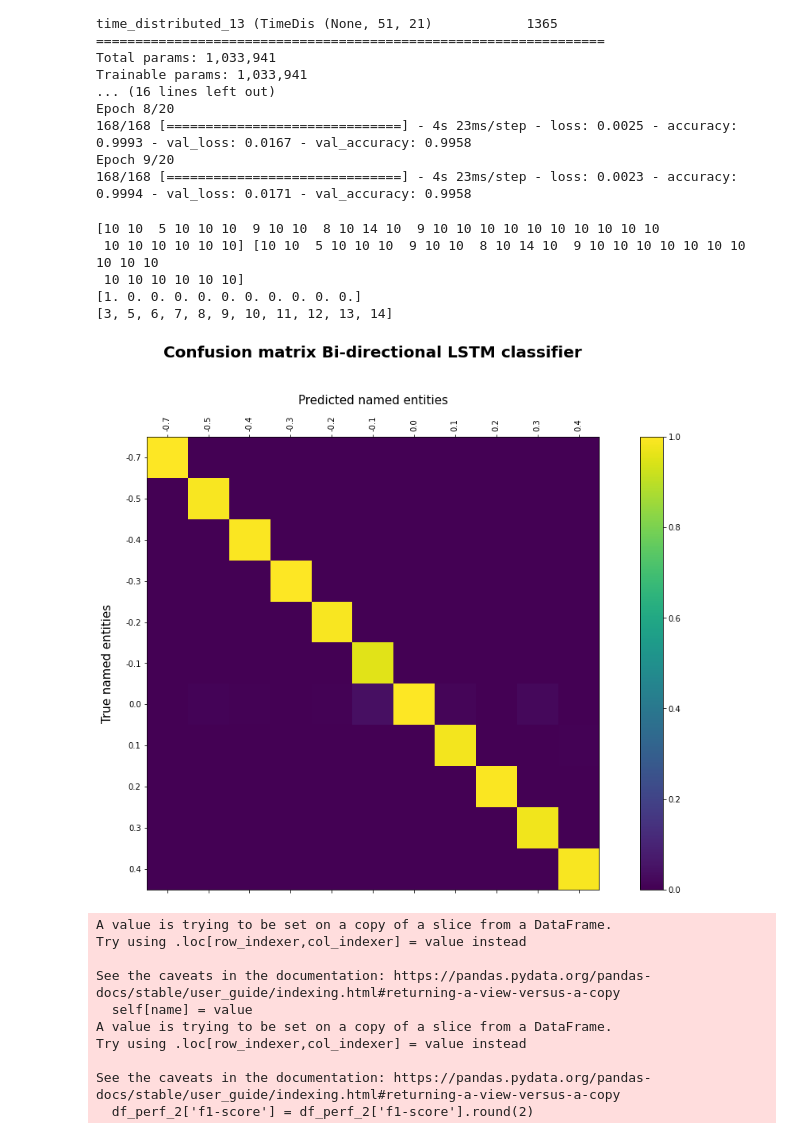
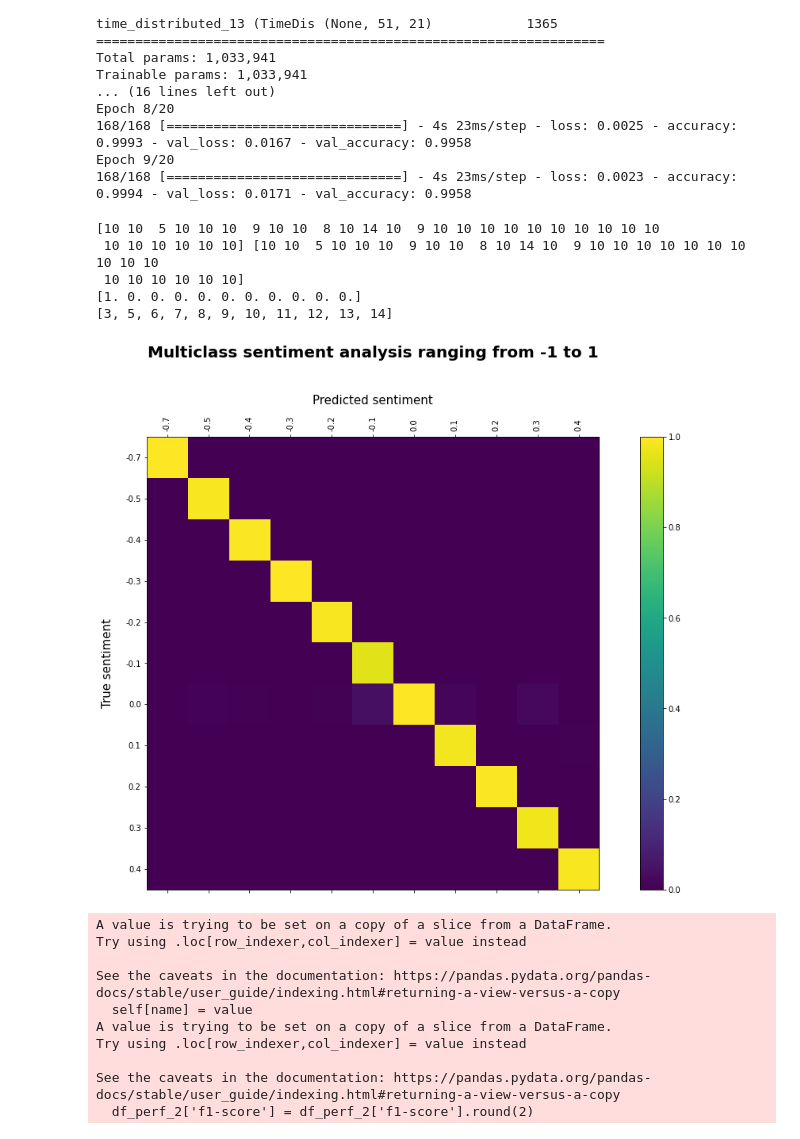
Before and after one commit to Lenschow-Fogh/Ezra, a Jupyter notebook: sentiment/models/keras_words_ralle.ipynb, the cells around one changed output. Saved outputs shown, nothing was run; the diff lists cells and outputs as text; code cells hidden in the pictures.

Commit message:
fixed conf matrix labels for multiclass SA

```diff
--- a/sentiment/models/keras_words_ralle.ipynb
+++ b/sentiment/models/keras_words_ralle.ipynb
@@ -232,37 +232,37 @@ print(cm[0])
 fig = plt.figure( figsize=[18.5,10.5])
 ax = fig.add_subplot(111)
 cax = ax.matshow(cm)
-ax.set_xlabel('Predicted named entities', fontsize = 15, labelpad=15.0)
+ax.set_xlabel('Predicted sentiment', fontsize = 15, labelpad=15.0)
 ax.xaxis.set_label_position('top')
-ax.set_ylabel('True named entities', fontsize = 15, labelpad=15.0)
-ax.set_title('Confusion matrix Bi-directional LSTM classifier',fontweight="bold", size=20, pad=100.0)
+ax.set_ylabel('True sentiment', fontsize = 15, labelpad=15.0)
+ax.set_title('Multiclass sentiment analysis ranging from -1 to 1',fontweight="bold", size=20, pad=100.0)
 
 conf_x = []
 
 temp = set(chain(*df['Polarity_rounded']))
 
 for i in temp:
     conf_x.append(i)
 
 print(sorted(conf_x))
 
 cm_axis_vals = []
 
 for x in np.unique(np.array(cm_pred)):
     cm_axis_vals.append(rep_to_pol[x])
 
 
 fig.colorbar(cax)
 plt.xticks(range(len(cm[0])),cm_axis_vals, rotation=90)
 plt.yticks(range(len(cm[0])), cm_axis_vals)
 plt.show()
 # %% [output]
 [10 10  5 10 10 10  9 10 10  8 10 14 10  9 10 10 10 10 10 10 10 10 10 10
  10 10 10 10 10 10] [10 10  5 10 10 10  9 10 10  8 10 14 10  9 10 10 10 10 10 10 10 10 10 10
  10 10 10 10 10 10]
 [1. 0. 0. 0. 0. 0. 0. 0. 0. 0. 0.]
 [3, 5, 6, 7, 8, 9, 10, 11, 12, 13, 14]
-[figure, old version]
+[figure, new version]
 # %%
 report = classification_report(cm_true, cm_pred, output_dict=True)
 df_perf = pd.DataFrame.from_dict(report).transpose()
```
